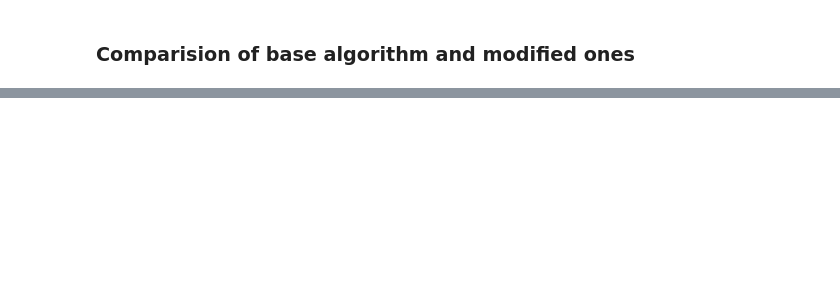
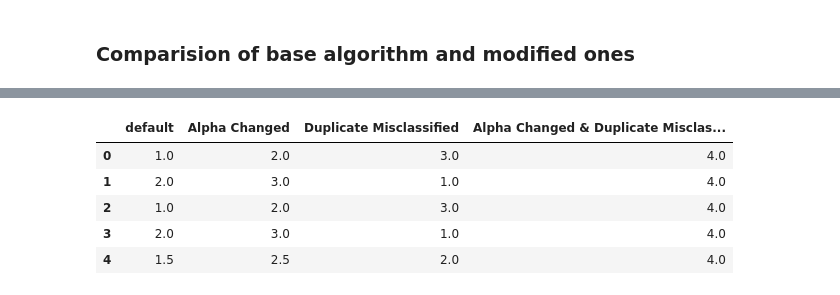
Before and after one commit to barbara-san/AdaBoost-Modifications-and-Performance-Analysis, a Jupyter notebook: Project.ipynb, the cells around one changed output, grey strips where cells are left out. Drawn from its saved outputs; the diff is of its cells as text; code cells hidden in the pictures; blank space fills up the shorter version.

```diff
--- a/Project.ipynb
+++ b/Project.ipynb
@@ -327,0 +327,9 @@ for ds_id, ds in datasets:
+# %%
+def run_cv_per_dataset(datasets, algs):
+    table = pd.DataFrame()
+    for ds_id, ds in datasets:
+        X = ds.drop(columns=['target'], axis=1)
+        y = ds['target']
+        result_ds = run_cv(X, y, algs, means_only=True)
+        table = pd.concat([table, result_ds], ignore_index=True)
+    return table
@@ -327,0 +345,16 @@ for ds_id, ds in datasets:
+# %%
+# Use the rank method to get the ranking of classifiers per data set
+def get_ranks(estimates_df,asc=False):
+    results_rank = estimates_df.rank(axis=1, ascending=asc, method='min')
+    results_rank.loc[len(results_rank)] = results_rank.mean()
+    return results_rank
+# %%
+table_ranks = get_ranks(table)
+table_ranks
+# %% [output]
+|  | default | Alpha Changed | Duplicate Misclassified | Alpha Changed & Duplicate Misclas... |
+| 0 | 1.0 | 2.0 | 3.0 | 4.0 |
+| 1 | 2.0 | 3.0 | 1.0 | 4.0 |
+| 2 | 1.0 | 2.0 | 3.0 | 4.0 |
+| 3 | 2.0 | 3.0 | 1.0 | 4.0 |
+| 4 | 1.5 | 2.5 | 2.0 | 4.0 |
```
Also changed, not shown: parts of 13 cells of this notebook.
